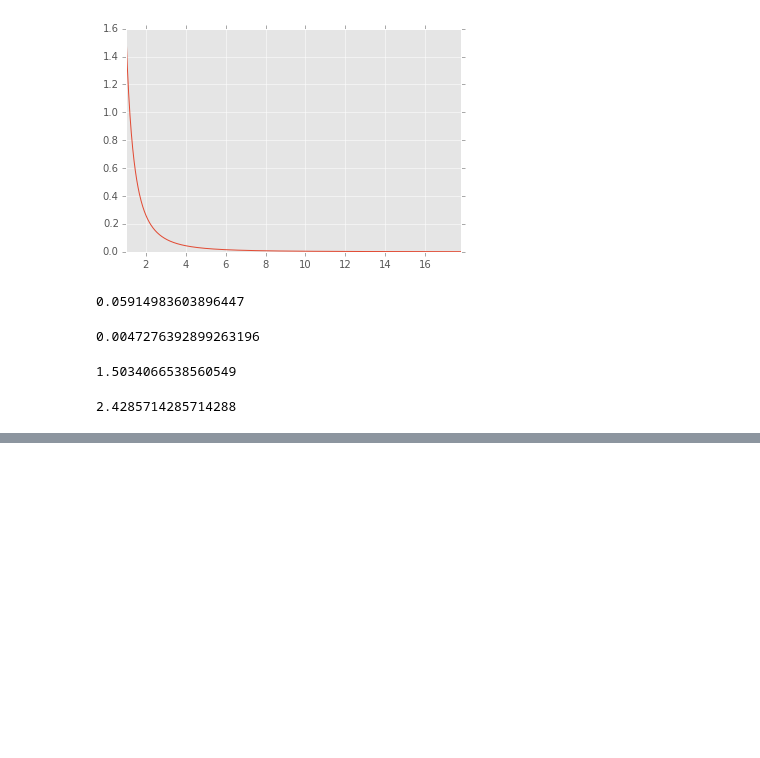
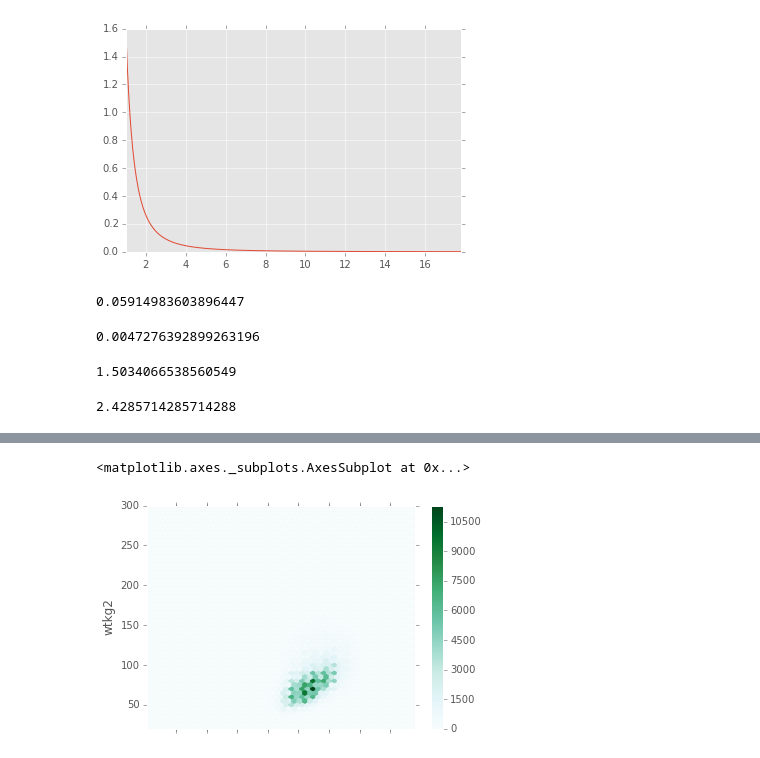
Before and after one commit to doolingdavid/ThinkStats2, a Jupyter notebook: code/notes.ipynb, the cells around one changed output, grey strips where cells are left out. Saved outputs shown, nothing was run; the diff lists cells and outputs as text; code cells hidden in the pictures; blank space fills up the shorter version.

```diff
--- a/code/notes.ipynb
+++ b/code/notes.ipynb
@@ -2214,0 +2583,5 @@ dist.mean()
+# %%
+df.plot.hexbin(x='htm3',y='wtkg2',gridsize=50)
+# %% [output]
+<matplotlib.axes._subplots.AxesSubplot at 0x...>
+[figure, added]
```
Also changed, not shown: parts of 25 cells of this notebook.
